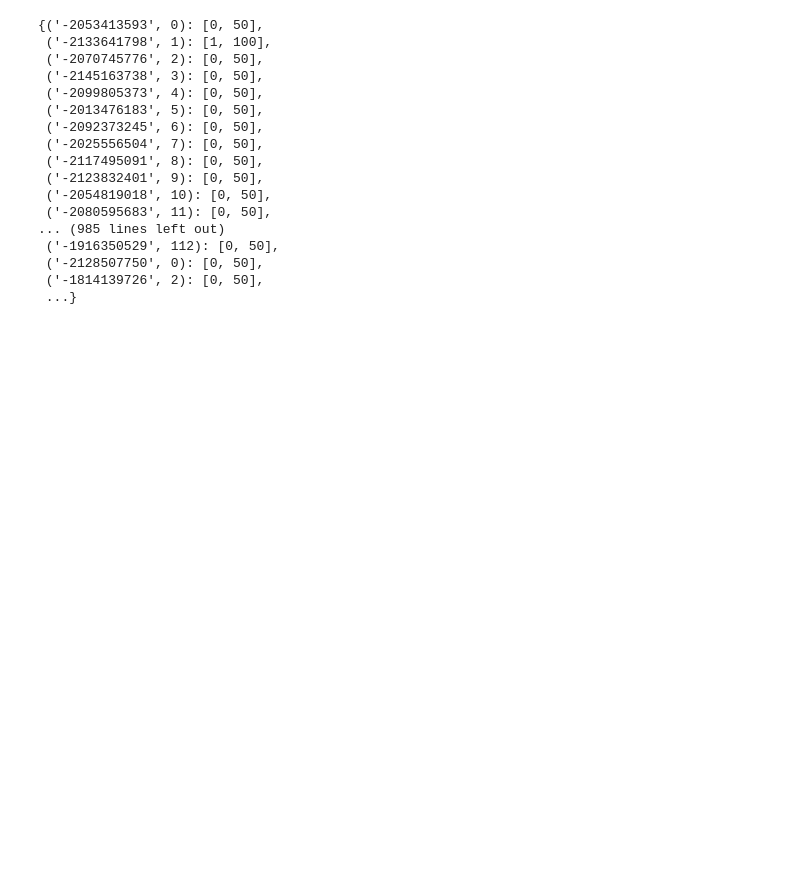
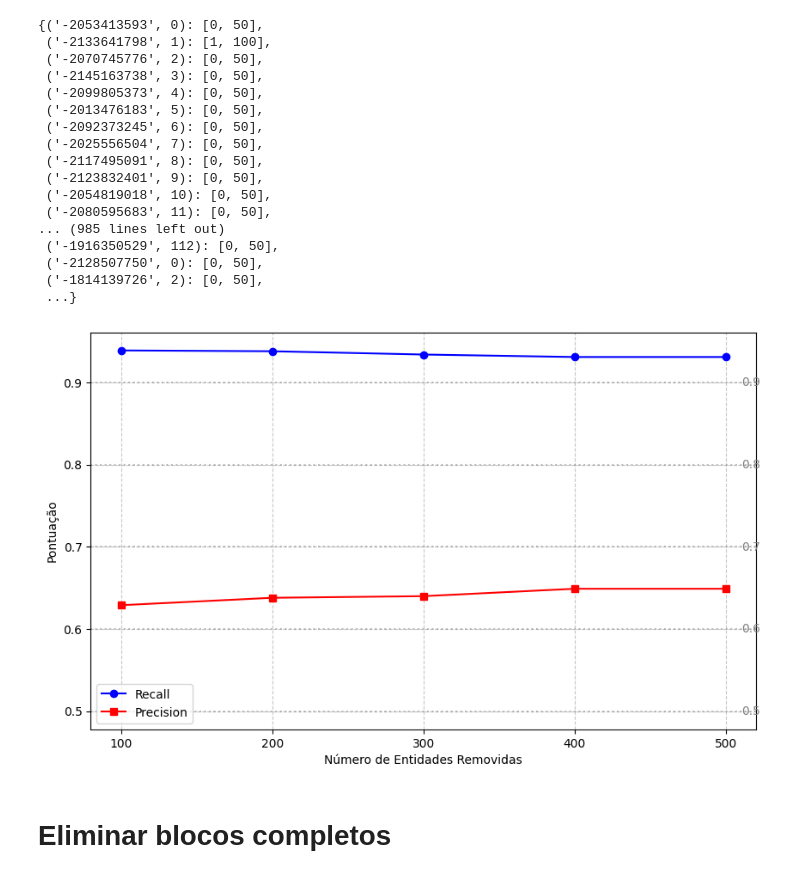
Before and after one commit to pereiraIgor/approximate-blocking, a Jupyter notebook: 06-processoGerenciamentoBlocos/experimento.ipynb, the cells around one changed output. Saved outputs shown, nothing was run; the diff lists cells and outputs as text; code cells hidden in the pictures; blank space fills up the shorter version.

```diff
--- a/06-processoGerenciamentoBlocos/experimento.ipynb
+++ b/06-processoGerenciamentoBlocos/experimento.ipynb
@@ -333,3 +333,34 @@ acompanhamentoIndicePorBloco
  ('-2128507750', 0): [0, 50],
  ('-1814139726', 2): [0, 50],
  ...}
+# %%
+import matplotlib.pyplot as plt
+
+# Data
+entities_removed = [100, 200, 300, 400, 500]
+recall = [0.939, 0.938, 0.934, 0.931, 0.931]
+precision = [0.629, 0.638, 0.640, 0.649, 0.649]
+
+plt.figure(figsize=(10, 6))
+
+# Plot lines
+plt.plot(entities_removed, recall, marker='o', label='Recall', color='blue')
+plt.plot(entities_removed, precision, marker='s', label='Precision', color='red')
+
+# Formatting
+plt.xticks(entities_removed)  # Show only 100,200,300,400,500 on x-axis
+plt.xlabel('Número de Entidades Removidas')
+plt.ylabel('Pontuação')
+plt.legend()
+plt.grid(True, linestyle='--', alpha=0.7)
+
+# Horizontal reference lines and labels
+for y_val in [0.5, 0.6, 0.7, 0.8, 0.9]:
+    plt.axhline(y=y_val, color='gray', linestyle=':', alpha=0.5)
+    plt.text(510, y_val, f'{y_val:.1f}', va='center', ha='left', color='gray')
+
+plt.show()
+# %% [output]
+[figure, added]
+# %% [markdown]
+# Eliminar blocos completos
```
Also changed, not shown: parts of 18 cells of this notebook, 6 other files.
